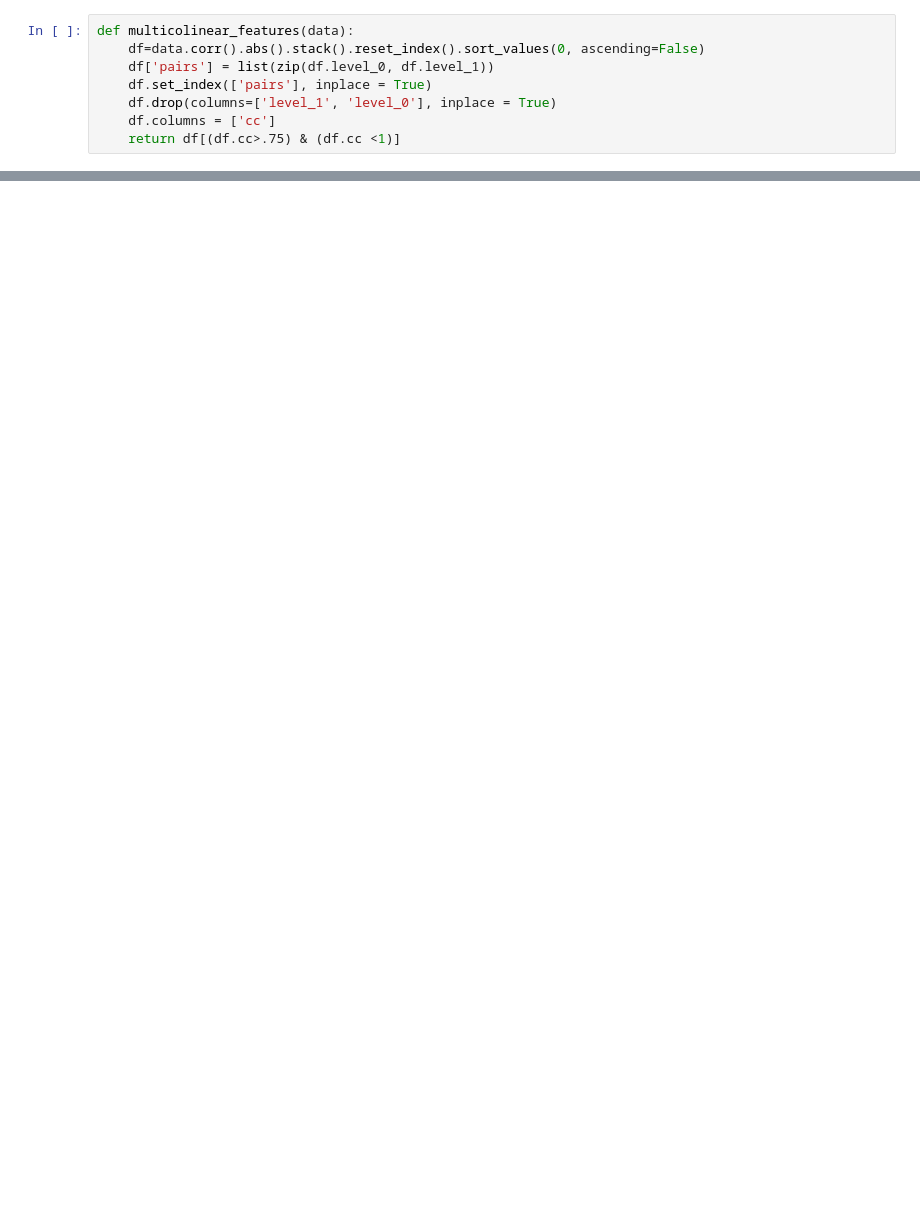
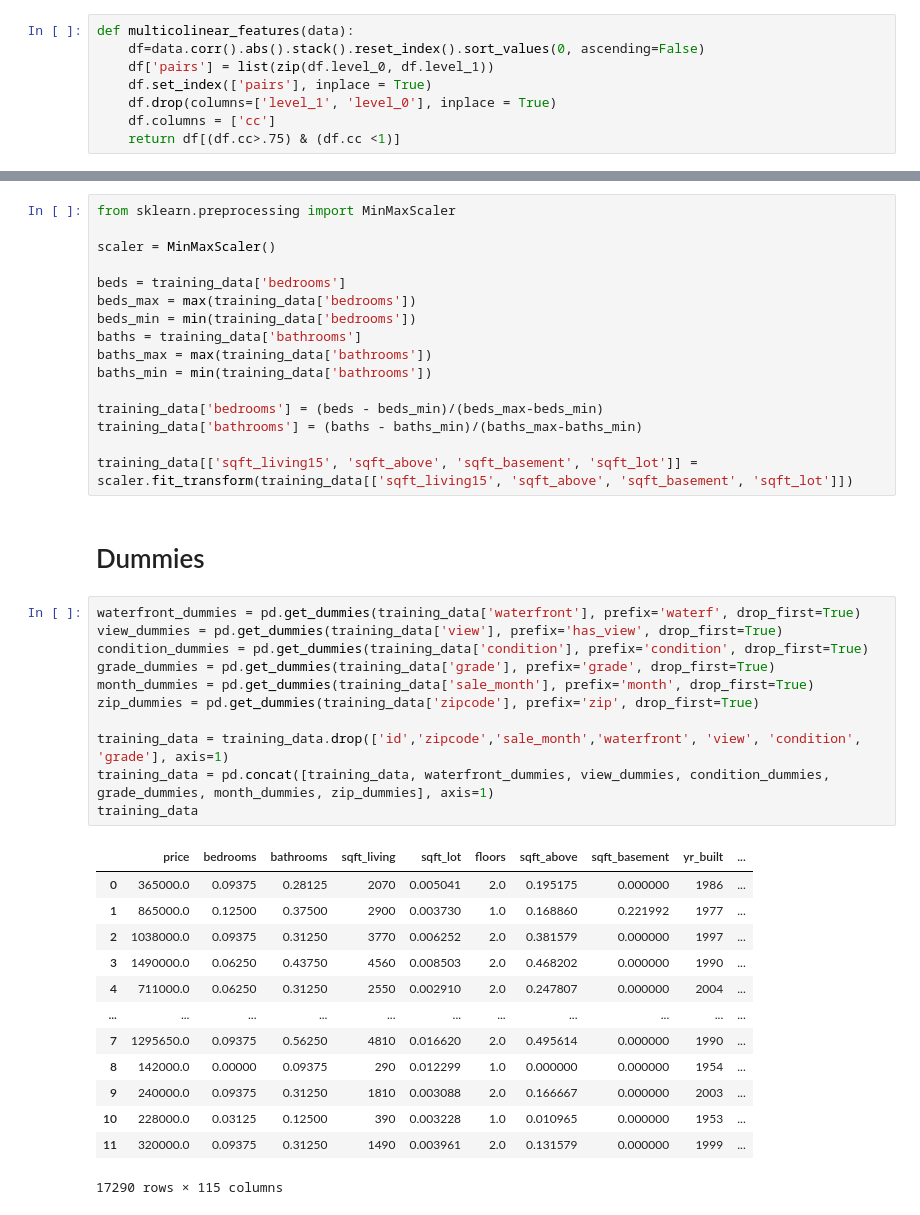
Before and after one commit to brenfrrs/kings_county_housing, a Jupyter notebook: EDA/Model_2.ipynb, the cells around one changed output, grey strips where cells are left out. Saved outputs shown, nothing was run; the diff lists cells and outputs as text; blank space fills up the shorter version.

```diff
--- a/EDA/Model_2.ipynb
+++ b/EDA/Model_2.ipynb
@@ -59,0 +102,43 @@ def multicolinear_features(data):
+# %%
+from sklearn.preprocessing import MinMaxScaler
+
+scaler = MinMaxScaler()
+
+beds = training_data['bedrooms']
+beds_max = max(training_data['bedrooms'])
+beds_min = min(training_data['bedrooms'])
+baths = training_data['bathrooms']
+baths_max = max(training_data['bathrooms'])
+baths_min = min(training_data['bathrooms'])
+
+training_data['bedrooms'] = (beds - beds_min)/(beds_max-beds_min)
+training_data['bathrooms'] = (baths - baths_min)/(baths_max-baths_min)
+
+training_data[['sqft_living15', 'sqft_above', 'sqft_basement', 'sqft_lot']] = scaler.fit_transform(training_data[['sqft_living15', 'sqft_above', 'sqft_basement', 'sqft_lot']])
+# %% [markdown]
+# Dummies
+# %%
+waterfront_dummies = pd.get_dummies(training_data['waterfront'], prefix='waterf', drop_first=True)
+view_dummies = pd.get_dummies(training_data['view'], prefix='has_view', drop_first=True)
+condition_dummies = pd.get_dummies(training_data['condition'], prefix='condition', drop_first=True)
+grade_dummies = pd.get_dummies(training_data['grade'], prefix='grade', drop_first=True)
+month_dummies = pd.get_dummies(training_data['sale_month'], prefix='month', drop_first=True)
+zip_dummies = pd.get_dummies(training_data['zipcode'], prefix='zip', drop_first=True)
+
+training_data = training_data.drop(['id','zipcode','sale_month','waterfront', 'view', 'condition', 'grade'], axis=1)
+training_data = pd.concat([training_data, waterfront_dummies, view_dummies, condition_dummies, grade_dummies, month_dummies, zip_dummies], axis=1)
+training_data
+# %% [output]
+|  | price | bedrooms | bathrooms | sqft_living | sqft_lot | floors | sqft_above | sqft_basement | yr_built | ... |
+| 0 | 365000.0 | 0.09375 | 0.28125 | 2070 | 0.005041 | 2.0 | 0.195175 | 0.000000 | 1986 | ... |
+| 1 | 865000.0 | 0.12500 | 0.37500 | 2900 | 0.003730 | 1.0 | 0.168860 | 0.221992 | 1977 | ... |
+| 2 | 1038000.0 | 0.09375 | 0.31250 | 3770 | 0.006252 | 2.0 | 0.381579 | 0.000000 | 1997 | ... |
+| 3 | 1490000.0 | 0.06250 | 0.43750 | 4560 | 0.008503 | 2.0 | 0.468202 | 0.000000 | 1990 | ... |
+| 4 | 711000.0 | 0.06250 | 0.31250 | 2550 | 0.002910 | 2.0 | 0.247807 | 0.000000 | 2004 | ... |
+| ... | ... | ... | ... | ... | ... | ... | ... | ... | ... | ... |
+| 7 | 1295650.0 | 0.09375 | 0.56250 | 4810 | 0.016620 | 2.0 | 0.495614 | 0.000000 | 1990 | ... |
+| 8 | 142000.0 | 0.00000 | 0.09375 | 290 | 0.012299 | 1.0 | 0.000000 | 0.000000 | 1954 | ... |
+| 9 | 240000.0 | 0.09375 | 0.31250 | 1810 | 0.003088 | 2.0 | 0.166667 | 0.000000 | 2003 | ... |
+| 10 | 228000.0 | 0.03125 | 0.12500 | 390 | 0.003228 | 1.0 | 0.010965 | 0.000000 | 1953 | ... |
+| 11 | 320000.0 | 0.09375 | 0.31250 | 1490 | 0.003961 | 2.0 | 0.131579 | 0.000000 | 1999 | ... |
+17290 rows × 115 columns
```
Also changed, not shown: parts of 17 cells of this notebook, 2 other files.
